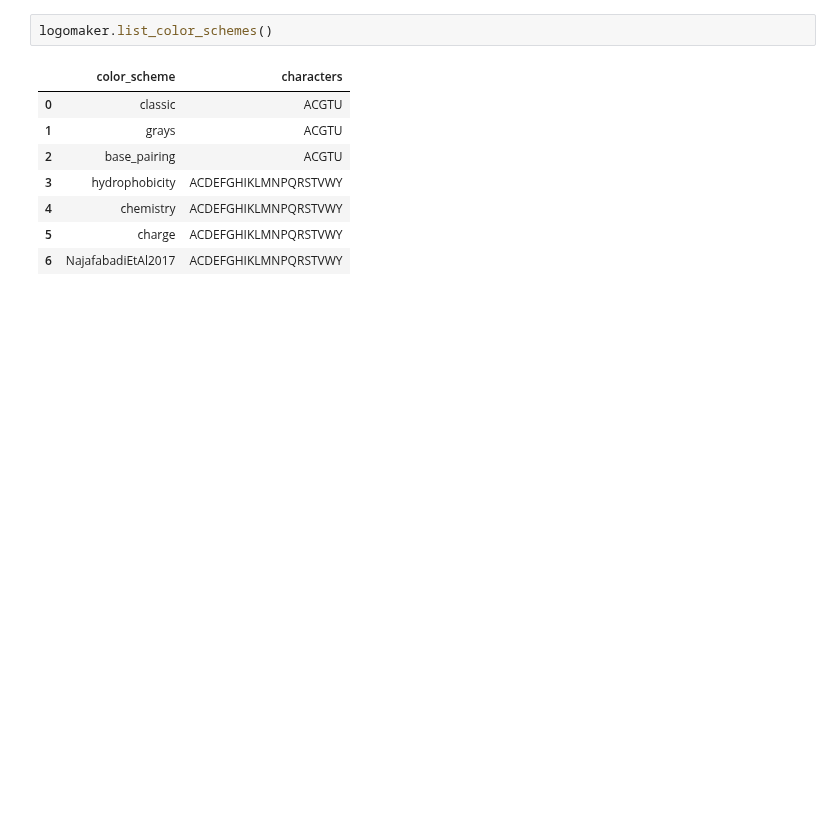
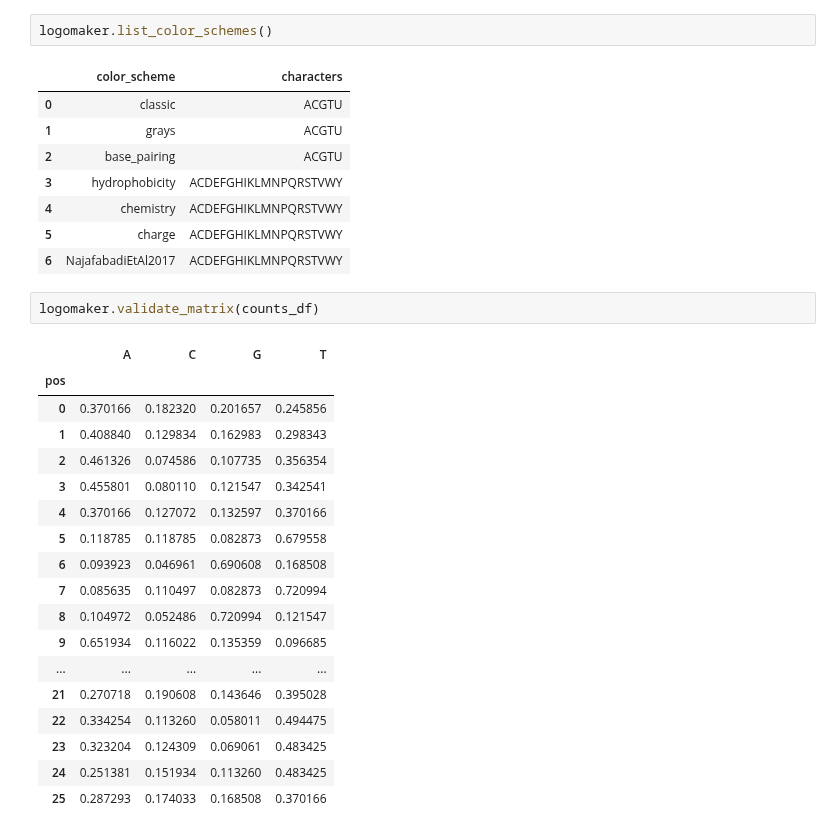
Before and after one commit to jbkinney/logomaker, a Jupyter notebook: logomaker/examples/Example_CRP.ipynb, the cells around one changed output. Cells and saved outputs as stored; diff of their text form; blank space fills up the shorter version.

Commit message:
code review of validate_matrix() in src/validate.py

```diff
--- a/logomaker/examples/Example_CRP.ipynb
+++ b/logomaker/examples/Example_CRP.ipynb
@@ -80,3 +81,24 @@ logomaker.list_color_schemes()
 | 4 | chemistry | ACDEFGHIKLMNPQRSTVWY |
 | 5 | charge | ACDEFGHIKLMNPQRSTVWY |
 | 6 | NajafabadiEtAl2017 | ACDEFGHIKLMNPQRSTVWY |
+# %%
+logomaker.validate_matrix(counts_df)
+# %% [output]
+|  | A | C | G | T |
+| pos |  |  |  |  |
+| 0 | 0.370166 | 0.182320 | 0.201657 | 0.245856 |
+| 1 | 0.408840 | 0.129834 | 0.162983 | 0.298343 |
+| 2 | 0.461326 | 0.074586 | 0.107735 | 0.356354 |
+| 3 | 0.455801 | 0.080110 | 0.121547 | 0.342541 |
+| 4 | 0.370166 | 0.127072 | 0.132597 | 0.370166 |
+| 5 | 0.118785 | 0.118785 | 0.082873 | 0.679558 |
+| 6 | 0.093923 | 0.046961 | 0.690608 | 0.168508 |
+| 7 | 0.085635 | 0.110497 | 0.082873 | 0.720994 |
+| 8 | 0.104972 | 0.052486 | 0.720994 | 0.121547 |
+| 9 | 0.651934 | 0.116022 | 0.135359 | 0.096685 |
+| ... | ... | ... | ... | ... |
+| 21 | 0.270718 | 0.190608 | 0.143646 | 0.395028 |
+| 22 | 0.334254 | 0.113260 | 0.058011 | 0.494475 |
+| 23 | 0.323204 | 0.124309 | 0.069061 | 0.483425 |
+| 24 | 0.251381 | 0.151934 | 0.113260 | 0.483425 |
+| 25 | 0.287293 | 0.174033 | 0.168508 | 0.370166 |
```
Also changed, not shown: parts of 1 cell of this notebook, 2 other files.
